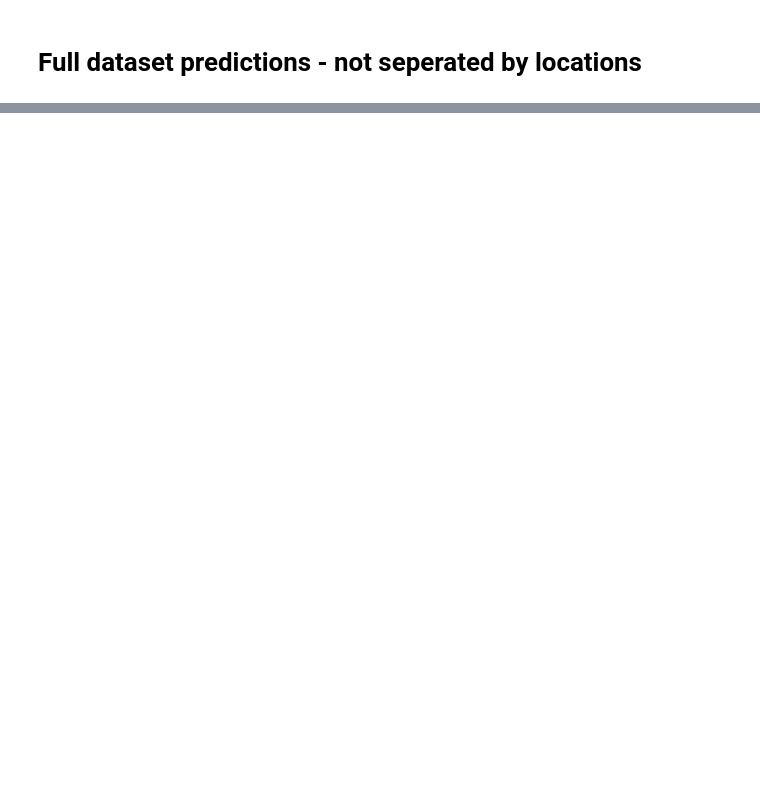
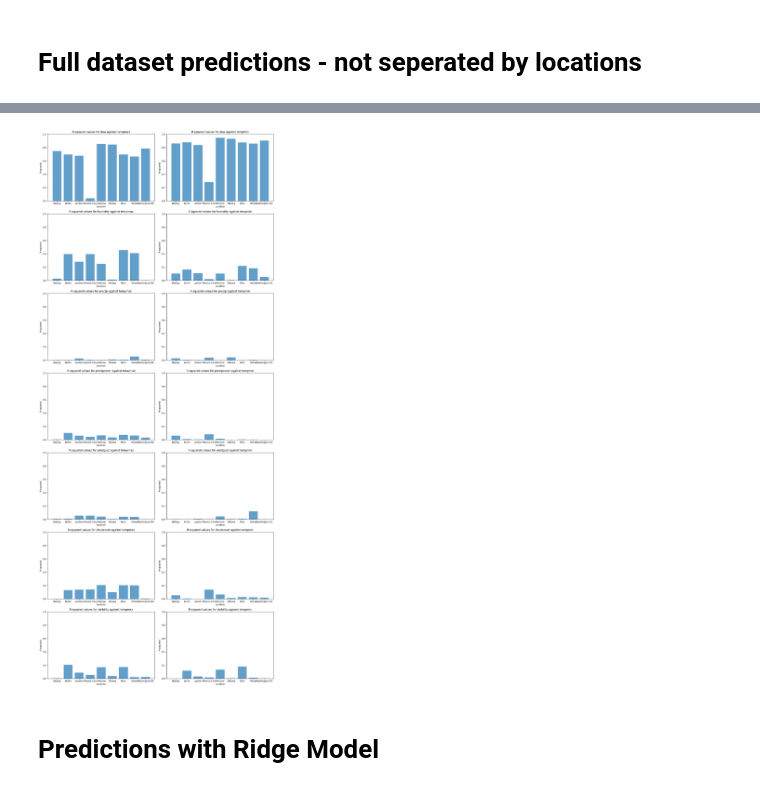
Before and after one commit to Laizra/Weather_prediction, a Jupyter notebook: full_year.ipynb, the cells around one changed output, grey strips where cells are left out. Drawn from its saved outputs; the diff is of its cells as text; code cells hidden in the pictures; blank space fills up the shorter version.

Commit message:
Revert "training and testing model - full dataset"
This reverts commit 650c229ccaa7ce170103e4fa27075de94cb6f75c.

```diff
--- a/full_year.ipynb
+++ b/full_year.ipynb
@@ -187,0 +159,18 @@ R-squared Score for tempmin: 0.9933424923568969
+# %%
+# Initialize dictionaries to store cumulative R-squared values
+r_avg_max = {'dew': 0, 'humidity': 0, 'precip': 0, 'precipcover': 0, 'windgust': 0, 'cloudcover': 0, 'visibility': 0}
+r_avg_min = {'dew': 0, 'humidity': 0, 'precip': 0, 'precipcover': 0, 'windgust': 0, 'cloudcover': 0, 'visibility': 0}
+
+# Sum the R-squared values for each feature across all locations
+location_sum = len(r_squared_results)
+
+# Calculate the average R-squared values
+for location in r_squared_results:
+    for feature in r_avg_max:
+        print(r_avg_max[feature] += r_squared_results[location]['tempmax '][feature])
+
+# Combine the results into a single dictionary for sorting and display
+
+# Sort the features by average R-squared value in descending order
+
+# Print the sorted features
@@ -187,0 +211,36 @@ R-squared Score for tempmin: 0.9933424923568969
+# %%
+# Prepare data for visualization
+locations = list(r_squared_results.keys())
+r_squared_tempmax = {feature: [r_squared_results[loc]['tempmax'][feature] for loc in locations] for feature in features}
+r_squared_tempmin = {feature: [r_squared_results[loc]['tempmin'][feature] for loc in locations] for feature in features}
+
+# Create subplots for better visualization
+fig, axes = plt.subplots(len(features), 2, figsize=(15, len(features) * 5))
+
+# Plot for each feature against tempmax and tempmin
+for idx, feature in enumerate(features):
+    # Plot for tempmax
+    axes[idx, 0].bar(locations, r_squared_tempmax[feature], alpha=0.7)
+    axes[idx, 0].set_title(f'R-squared values for {feature} against tempmax')
+    axes[idx, 0].set_ylabel('R-squared')
+    axes[idx, 0].set_ylim(0, 1)  # R-squared values range from 0 to 1
+
+    # Plot for tempmin
+    axes[idx, 1].bar(locations, r_squared_tempmin[feature], alpha=0.7)
+    axes[idx, 1].set_title(f'R-squared values for {feature} against tempmin')
+    axes[idx, 1].set_ylabel('R-squared')
+    axes[idx, 1].set_ylim(0, 1)  # R-squared values range from 0 to 1
+
+# Set common labels and x-ticks
+for ax in axes.flat:
+    ax.set_xlabel('Location')
+    ax.set_xticks(range(len(locations)))
+    ax.set_xticklabels(locations)
+
+plt.tight_layout()
+plt.show()
+plt.show()
+# %% [output]
+[figure, added]
+# %% [markdown]
+# Predictions with Ridge Model
```
Also changed, not shown: parts of 14 cells of this notebook.
